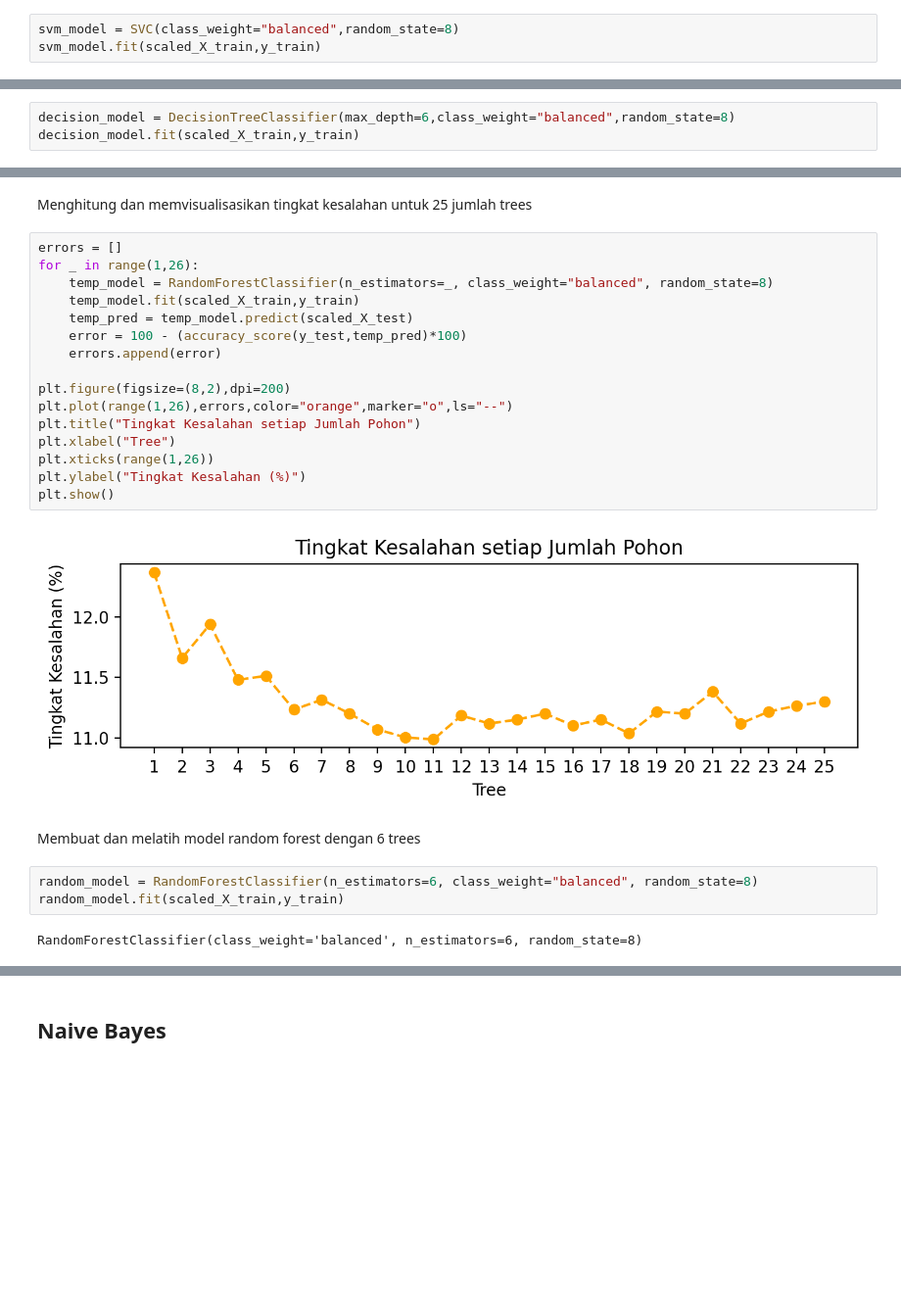
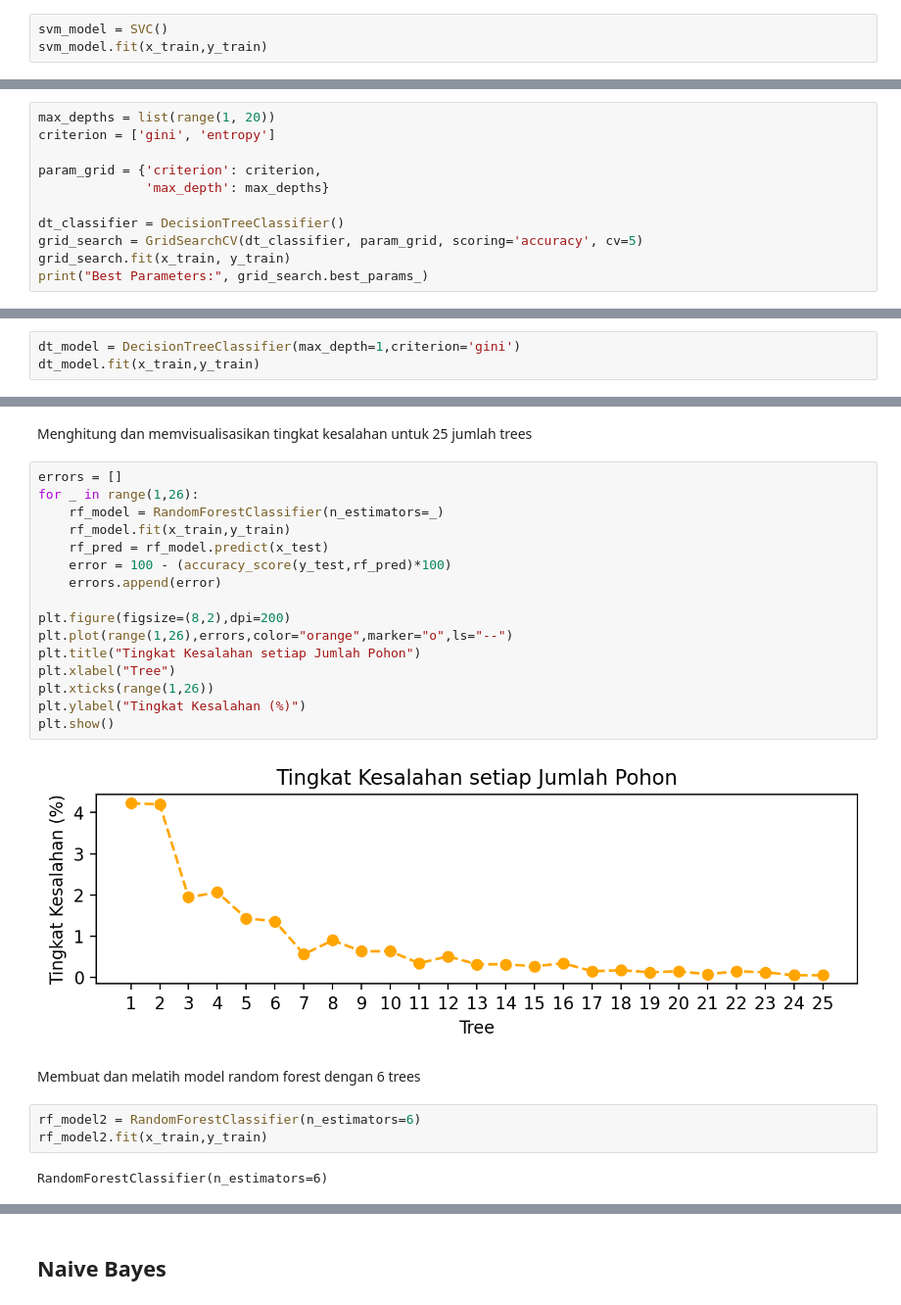
Before and after one commit to andrenads/H8_02_Batch5, a Jupyter notebook: PYTN_Assgn_3_5_Andrena/PYTN_Assgn_3_5_Andrena.ipynb, the cells around one changed output, grey strips where cells are left out. Shown at 98% size. Saved outputs shown, nothing was run; the diff lists cells and outputs as text; blank space fills up the shorter version.

```diff
--- a/PYTN_Assgn_3_5_Andrena/PYTN_Assgn_3_5_Andrena.ipynb
+++ b/PYTN_Assgn_3_5_Andrena/PYTN_Assgn_3_5_Andrena.ipynb
@@ -353,4 +389,4 @@ Membuat dan coba gunakan model support vector machine
 # %%
-svm_model = SVC(class_weight="balanced",random_state=8)
-svm_model.fit(scaled_X_train,y_train)
+svm_model = SVC()
+svm_model.fit(x_train,y_train)
 # %% [output]
@@ -385,3 +424,0 @@ Membuat dan coba gunakan model decision tree
-# %%
-decision_model = DecisionTreeClassifier(max_depth=6,class_weight="balanced",random_state=8)
-decision_model.fit(scaled_X_train,y_train)
@@ -420,0 +427,11 @@ plt.show()
+# %%
+max_depths = list(range(1, 20))
+criterion = ['gini', 'entropy']
+
+param_grid = {'criterion': criterion,
+              'max_depth': max_depths}
+
+dt_classifier = DecisionTreeClassifier()
+grid_search = GridSearchCV(dt_classifier, param_grid, scoring='accuracy', cv=5)
+grid_search.fit(x_train, y_train)
+print("Best Parameters:", grid_search.best_params_)
@@ -433,0 +442,3 @@ plt.show()
+# %%
+dt_model = DecisionTreeClassifier(max_depth=1,criterion='gini')
+dt_model.fit(x_train,y_train)
@@ -438,26 +480,26 @@ Menghitung dan memvisualisasikan tingkat kesalahan untuk 25 jumlah trees
 # %%
 errors = []
 for _ in range(1,26):
-    temp_model = RandomForestClassifier(n_estimators=_, class_weight="balanced", random_state=8)
-    temp_model.fit(scaled_X_train,y_train)
-    temp_pred = temp_model.predict(scaled_X_test)
-    error = 100 - (accuracy_score(y_test,temp_pred)*100)
+    rf_model = RandomForestClassifier(n_estimators=_)
+    rf_model.fit(x_train,y_train)
+    rf_pred = rf_model.predict(x_test)
+    error = 100 - (accuracy_score(y_test,rf_pred)*100)
     errors.append(error)
 
 plt.figure(figsize=(8,2),dpi=200)
 plt.plot(range(1,26),errors,color="orange",marker="o",ls="--")
 plt.title("Tingkat Kesalahan setiap Jumlah Pohon")
 plt.xlabel("Tree")
 plt.xticks(range(1,26))
 plt.ylabel("Tingkat Kesalahan (%)")
 plt.show()
 # %% [output]
-[figure, old version]
+[figure, new version]
 # %% [markdown]
 Membuat dan melatih model random forest dengan 6 trees
 # %%
-random_model = RandomForestClassifier(n_estimators=6, class_weight="balanced", random_state=8)
-random_model.fit(scaled_X_train,y_train)
+rf_model2 = RandomForestClassifier(n_estimators=6)
+rf_model2.fit(x_train,y_train)
 # %% [output]
-RandomForestClassifier(class_weight='balanced', n_estimators=6, random_state=8)
+RandomForestClassifier(n_estimators=6)
 # %% [markdown]
```
Also changed, not shown: parts of 138 cells of this notebook, 4 other files.
